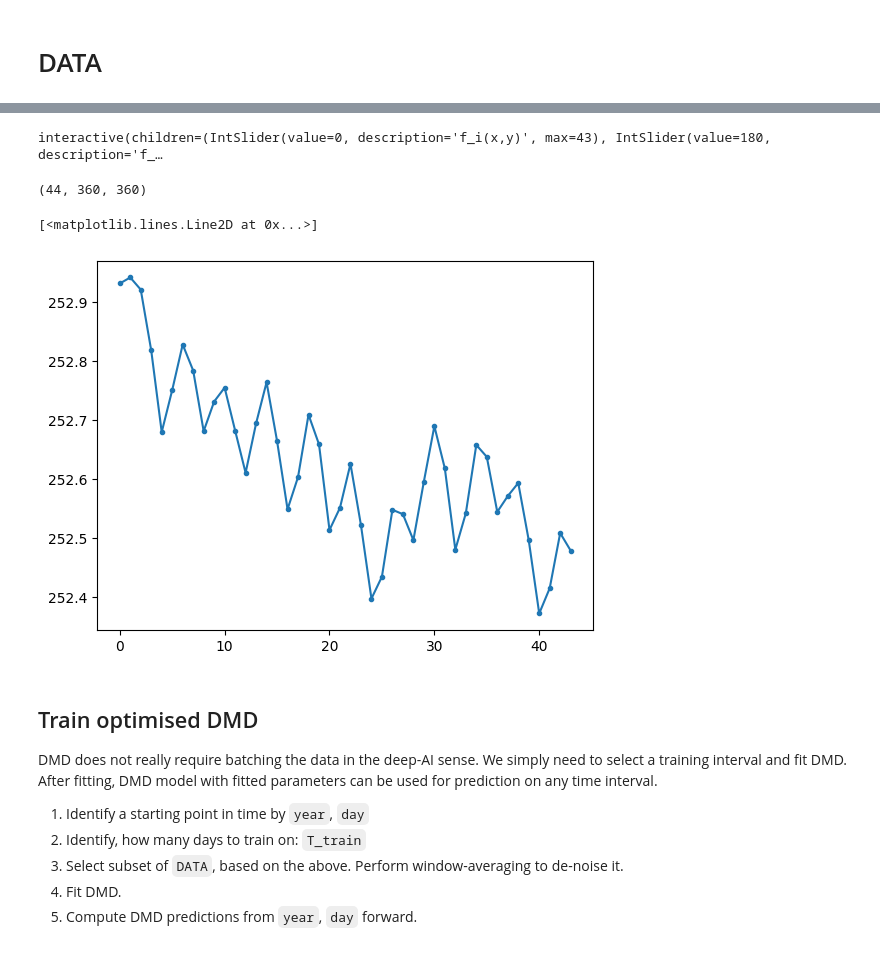
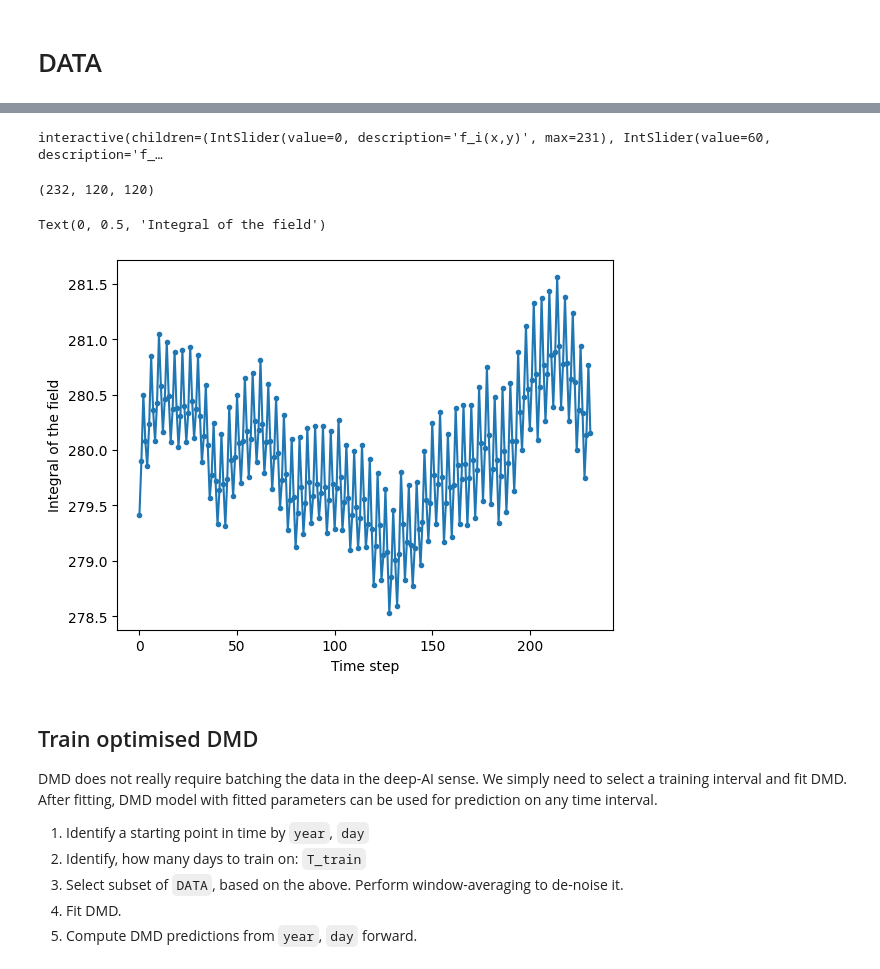
Before and after one commit to ClimeTrend/DMD, a Jupyter notebook: notebooks/Demo_2.ipynb, the cells around one changed output, grey strips where cells are left out. Cells and saved outputs as stored; diff of their text form; code cells hidden in the pictures.

```diff
--- a/notebooks/Demo_2.ipynb
+++ b/notebooks/Demo_2.ipynb
@@ -49 +48,3 @@ dSet = nc.Dataset('../data/2020-02-10_2020-02-20_era5_slice_resampled.nc')
+# %%
+dSet = xarray.open_zarr("../data/2020-01-01_2020-02-27_era5_slice_resampled.zarr")
 # %%
@@ -53,2 +72,3 @@ dict_keys(['u_component_of_wind', 'v_component_of_wind', 'geopotential', 'temper
 # %%
-dSet.variables['temperature'][:][:, 0, ...]
+variable = dSet.variables['temperature'].isel(level=0)
+variable
@@ -60,0 +87,3 @@ data = dSet.variables['temperature'][:][:, 0, ...][:, :360, :360]
+# %%
+# currently the number of points in lat and lon need to be the same for this pipeline to work
+data = variable[:, :360, :360][:, ::3, ::3]  # 3x3 downsample
@@ -67,11 +100,11 @@ DATA.shape
 # %%
 contour_data(data)
 # %% [output]
-interactive(children=(IntSlider(value=0, description='f_i(x,y)', max=43), IntSlider(value=180, description='f_…
+interactive(children=(IntSlider(value=0, description='f_i(x,y)', max=231), IntSlider(value=60, description='f_…
 # %%
 data.shape
 # %% [output]
-(44, 360, 360)
+(232, 120, 120)
 # %%
 x = np.linspace(0, 1, data.shape[2])
 y = np.linspace(0, 1, data.shape[1])
@@ -79,9 +113,12 @@ y = np.linspace(0, 1, data.shape[1])
 Integral_pred = np.trapz(np.trapz(data, x, axis = 2), y, axis = 1)
-# %%
-plt.plot(Integral_pred, '.-')
-# %% [output]
-[<matplotlib.lines.Line2D at 0x...>]
-[figure, removed]
+# %%
+fig, ax = plt.subplots()
+plt.plot(Integral_pred, '.-')
+plt.xlabel('Time step')
+plt.ylabel('Integral of the field')
+# %% [output]
+Text(0, 0.5, 'Integral of the field')
+[figure, added]
 # %% [markdown]
 ## Train optimised DMD
 
```
Also changed, not shown: parts of 25 cells of this notebook.
